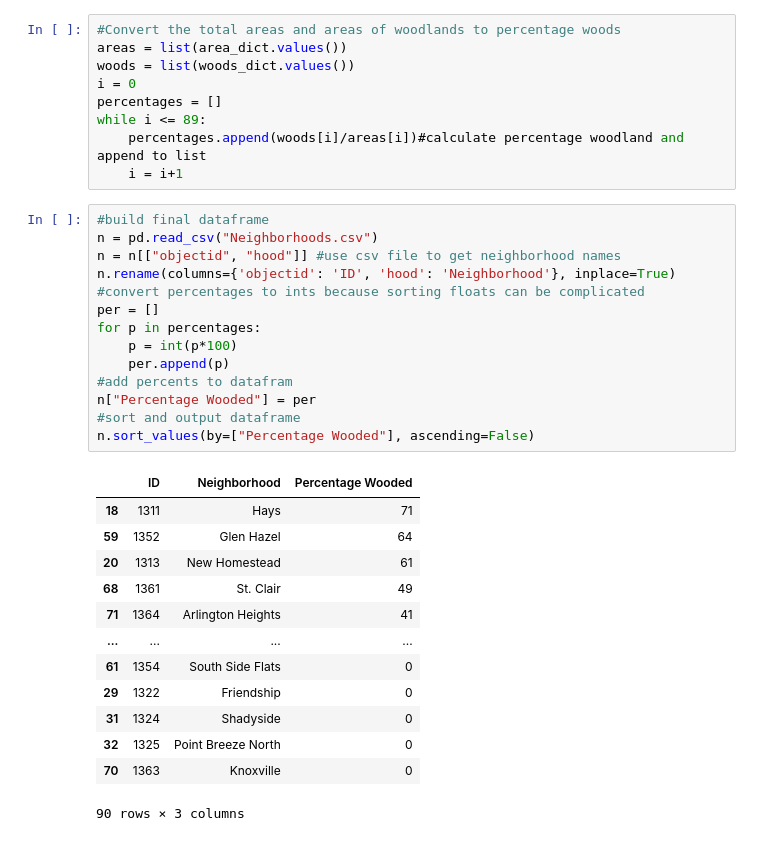
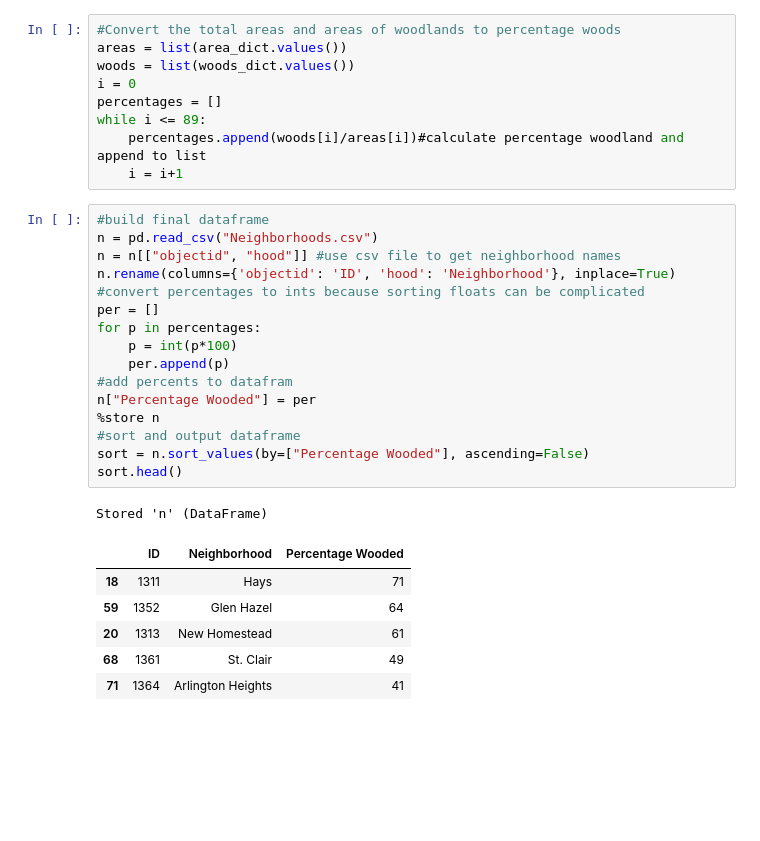
Before and after one commit to jhuang0420/CMPINF0010_Final_Project, a Jupyter notebook: Wooded Area/Wooded-Area.ipynb, the cells around one changed output. Saved outputs shown, nothing was run; the diff lists cells and outputs as text; blank space fills up the shorter version.

```diff
--- a/Wooded Area/Wooded-Area.ipynb
+++ b/Wooded Area/Wooded-Area.ipynb
@@ -83,30 +88,26 @@ while i <= 89:
 # %%
 #build final dataframe
 n = pd.read_csv("Neighborhoods.csv")
 n = n[["objectid", "hood"]] #use csv file to get neighborhood names
 n.rename(columns={'objectid': 'ID', 'hood': 'Neighborhood'}, inplace=True)
 #convert percentages to ints because sorting floats can be complicated
 per = []
 for p in percentages:
     p = int(p*100)
     per.append(p)
 #add percents to datafram
 n["Percentage Wooded"] = per
+%store n
 #sort and output dataframe
-n.sort_values(by=["Percentage Wooded"], ascending=False)
+sort = n.sort_values(by=["Percentage Wooded"], ascending=False)
+sort.head()
 # %% [output]
+Stored 'n' (DataFrame)
 |  | ID | Neighborhood | Percentage Wooded |
 | 18 | 1311 | Hays | 71 |
 | 59 | 1352 | Glen Hazel | 64 |
 | 20 | 1313 | New Homestead | 61 |
 | 68 | 1361 | St. Clair | 49 |
 | 71 | 1364 | Arlington Heights | 41 |
-| ... | ... | ... | ... |
-| 61 | 1354 | South Side Flats | 0 |
-| 29 | 1322 | Friendship | 0 |
-| 31 | 1324 | Shadyside | 0 |
-| 32 | 1325 | Point Breeze North | 0 |
-| 70 | 1363 | Knoxville | 0 |
-90 rows × 3 columns
 # %%
 #Plot the top 10 neighborhoods on a bar graph
```
Also changed, not shown: parts of 4 cells of this notebook.
